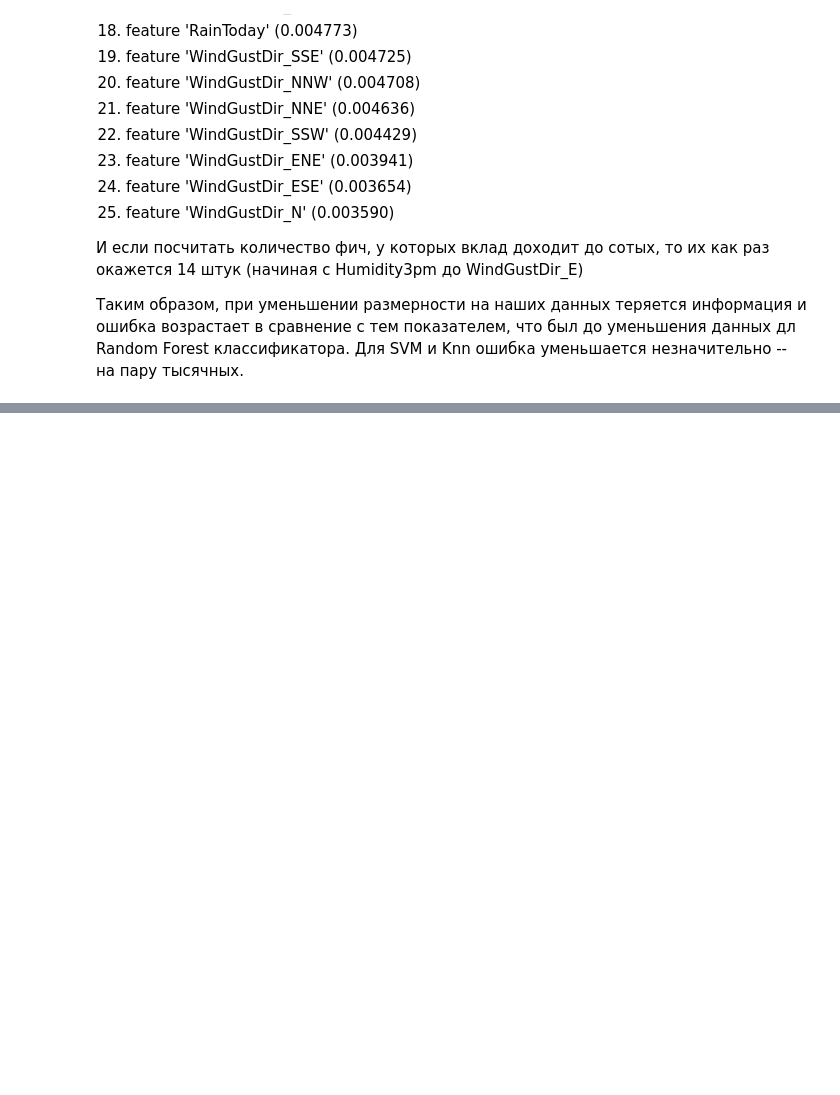
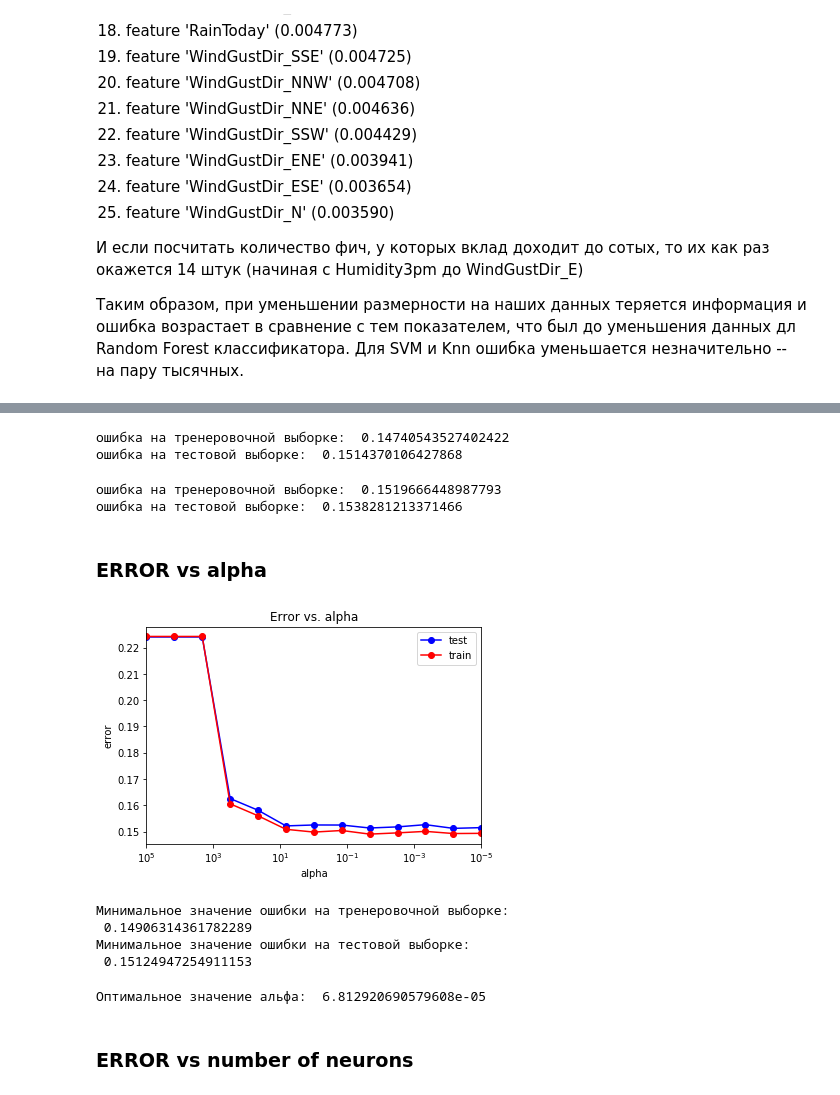
Before and after one commit to JuliaRS/MachineLearning, a Jupyter notebook: Rain_in_Australia.ipynb, the cells around one changed output, grey strips where cells are left out. Drawn from its saved outputs; the diff is of its cells as text; code cells hidden in the pictures; blank space fills up the shorter version.

```diff
--- a/Rain_in_Australia.ipynb
+++ b/Rain_in_Australia.ipynb
@@ -1090,0 +1146,5 @@ Feature importance:
+# %%
+from sklearn.neural_network import MLPClassifier
+mlp_model = MLPClassifier(hidden_layer_sizes = (100, 2), solver = 'lbfgs',
+                          activation = 'logistic', random_state = 42)
+mlp_model.fit(X_train, y_train)
@@ -1090,0 +1159,63 @@ Feature importance:
+# %%
+y_train_pred = mlp_model.predict(X_train)
+y_test_pred = mlp_model.predict(X_test)
+print("ошибка на тренеровочной выборке: ",np.mean(y_train != y_train_pred))
+print("ошибка на тестовой выборке: ", np.mean(y_test != y_test_pred))
+# %% [output]
+ошибка на тренеровочной выборке:  0.14740543527402422
+ошибка на тестовой выборке:  0.1514370106427868
+# %%
+mlp_model = MLPClassifier(hidden_layer_sizes = (100, 100, 100), solver = 'lbfgs',
+                          activation = 'logistic', random_state = 42)
+mlp_model.fit(X_train, y_train)
+y_train_pred = mlp_model.predict(X_train)
+y_test_pred = mlp_model.predict(X_test)
+print("ошибка на тренеровочной выборке: ",np.mean(y_train != y_train_pred))
+print("ошибка на тестовой выборке: ", np.mean(y_test != y_test_pred))
+# %% [output]
+ошибка на тренеровочной выборке:  0.1519666448987793
+ошибка на тестовой выборке:  0.1538281213371466
+# %% [markdown]
+### ERROR vs alpha
+# %%
+alpha_arr = np.logspace(-5, 5, 13)
+test_err = []
+train_err = []
+for alpha in alpha_arr:
+    mlp_model = MLPClassifier(alpha = alpha, hidden_layer_sizes = (100, 100),
+                              solver = 'lbfgs', activation = 'logistic', random_state = 42)
+    mlp_model.fit(X_train, y_train)
+
+    y_train_pred = mlp_model.predict(X_train)
+    y_test_pred = mlp_model.predict(X_test)
+    train_err.append(np.mean(y_train != y_train_pred))
+    test_err.append(np.mean(y_test != y_test_pred))
+# %%
+plt.semilogx(alpha_arr, test_err, 'b-o', label = 'test')
+plt.semilogx(alpha_arr, train_err, 'r-o', label = 'train')
+plt.xlim([np.max(alpha_arr), np.min(alpha_arr)])
+plt.title('Error vs. alpha')
+plt.xlabel('alpha')
+plt.ylabel('error')
+plt.legend()
+pass
+# %% [output]
+[figure, added]
+# %%
+min_train_err = np.min(train_err)
+min_test_err = np.min(test_err)
+print("Минимальное значение ошибки на тренеровочной выборке: \n", min_train_err)
+print("Минимальное значение ошибки на тестовой выборке: \n", min_test_err)
+# %% [output]
+Минимальное значение ошибки на тренеровочной выборке:
+ 0.14906314361782289
+Минимальное значение ошибки на тестовой выборке:
+ 0.15124947254911153
+# %%
+alpha_opt = alpha_arr[test_err == min_test_err]
+alpha_opt = alpha_opt[0]
+print("Оптимальное значение альфа: ", alpha_opt)
+# %% [output]
+Оптимальное значение альфа:  6.812920690579608e-05
+# %% [markdown]
+### ERROR vs number of neurons
```
Also changed, not shown: parts of 44 cells of this notebook.
